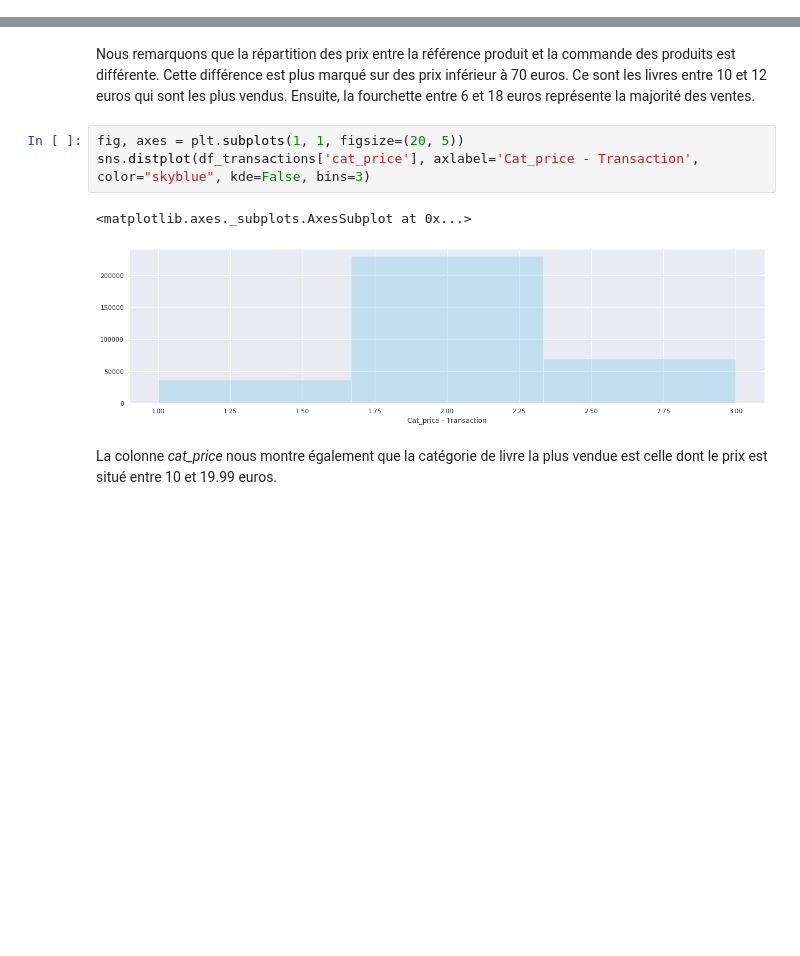
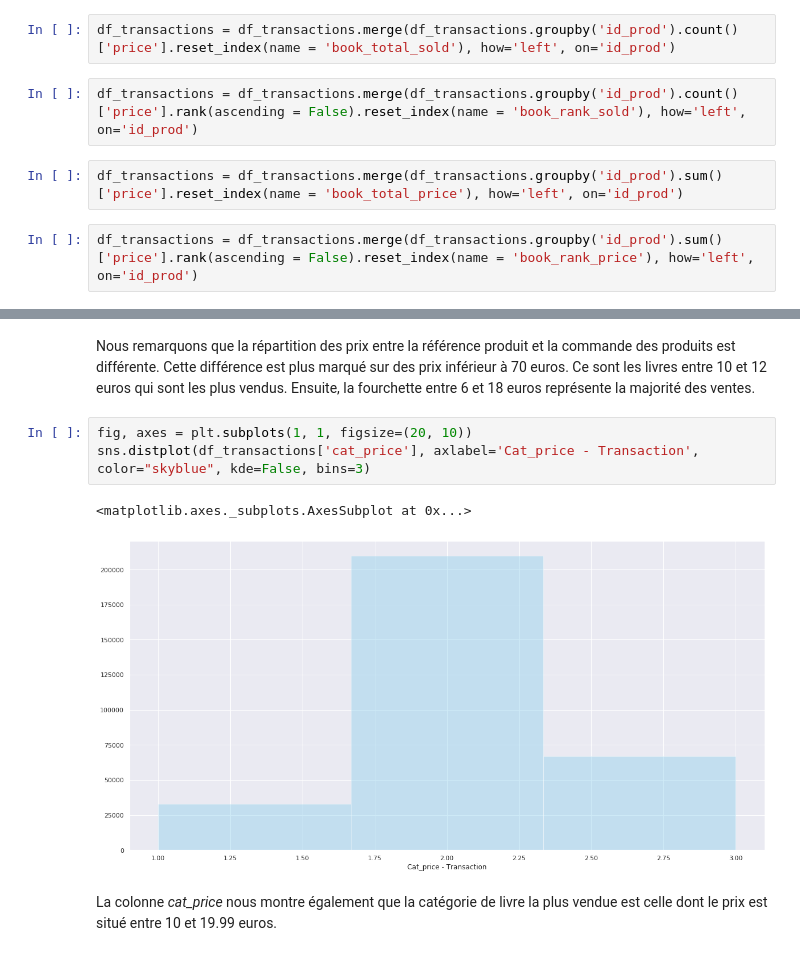
Before and after one commit to FranckDELRUE/OCR-Project-4-DAn, a Jupyter notebook: Project 4.ipynb, the cells around one changed output, grey strips where cells are left out. Cells and saved outputs as stored; diff of their text form; blank space fills up the shorter version.

```diff
--- a/Project 4.ipynb
+++ b/Project 4.ipynb
@@ -384,3 +420,11 @@ df_transactions = df_transactions.merge(df_transactions.groupby('session_id')['c
+# %%
+df_transactions = df_transactions.merge(df_transactions.groupby('id_prod').count()['price'].reset_index(name = 'book_total_sold'), how='left', on='id_prod')
+# %%
+df_transactions = df_transactions.merge(df_transactions.groupby('id_prod').count()['price'].rank(ascending = False).reset_index(name = 'book_rank_sold'), how='left', on='id_prod')
+# %%
+df_transactions = df_transactions.merge(df_transactions.groupby('id_prod').sum()['price'].reset_index(name = 'book_total_price'), how='left', on='id_prod')
+# %%
+df_transactions = df_transactions.merge(df_transactions.groupby('id_prod').sum()['price'].rank(ascending = False).reset_index(name = 'book_rank_price'), how='left', on='id_prod')
 # %% [markdown]
 ### C. Test Unitaire
 # %%
@@ -554,11 +582,11 @@ sns.distplot(products[products['price'] < 70]['price'], axlabel='Price 0 à 70 -
 # %% [markdown]
 Nous remarquons que la répartition des prix entre la référence produit et la commande des produits est différente. Cette différence est plus marqué sur des prix inférieur à 70 euros. Ce sont les livres entre 10 et 12 euros qui sont les plus vendus. Ensuite, la fourchette entre 6 et 18 euros représente la majorité des ventes.
 # %%
-fig, axes = plt.subplots(1, 1, figsize=(20, 5))
+fig, axes = plt.subplots(1, 1, figsize=(20, 10))
 sns.distplot(df_transactions['cat_price'], axlabel='Cat_price - Transaction', color="skyblue", kde=False, bins=3)
 # %% [output]
 <matplotlib.axes._subplots.AxesSubplot at 0x...>
-[figure, old version]
+[figure, new version]
 # %% [markdown]
 La colonne *cat_price* nous montre également que la catégorie de livre la plus vendue est celle dont le prix est situé entre 10 et 19.99 euros.
 # %% [markdown]
```
Also changed, not shown: parts of 138 cells of this notebook.
